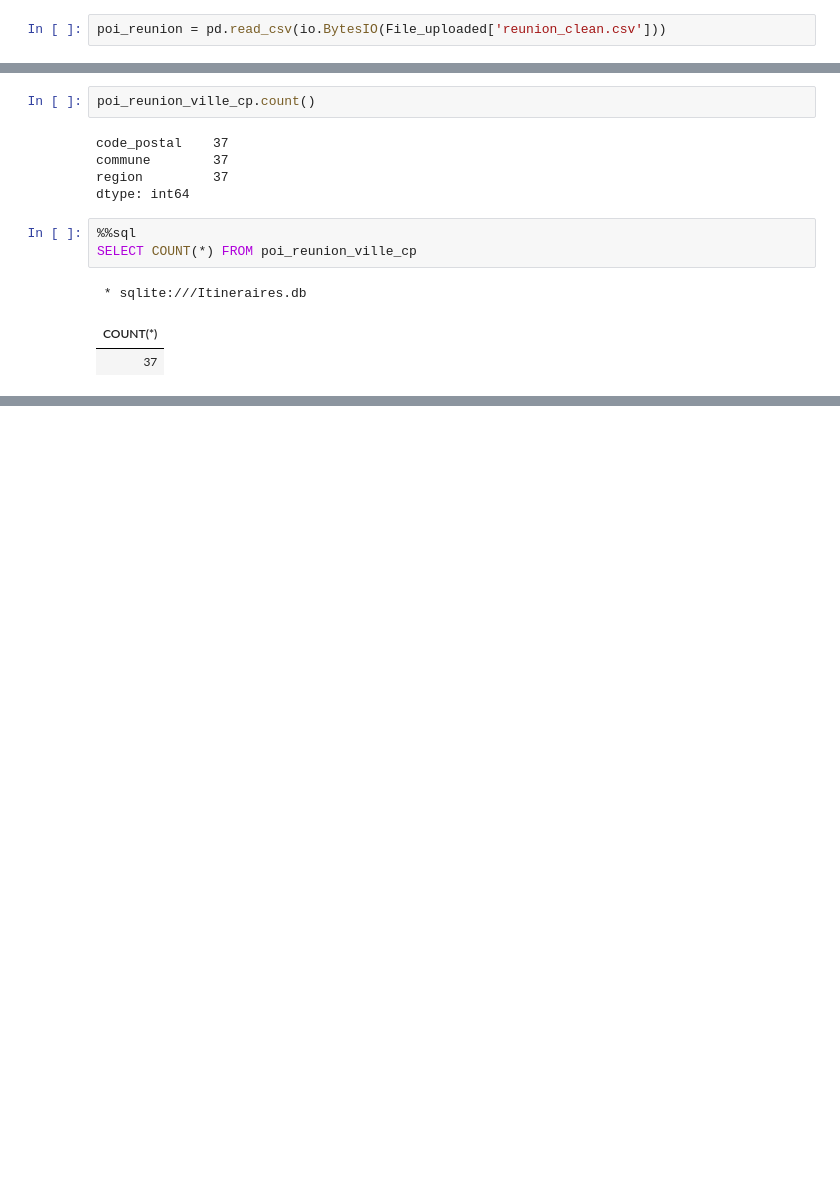
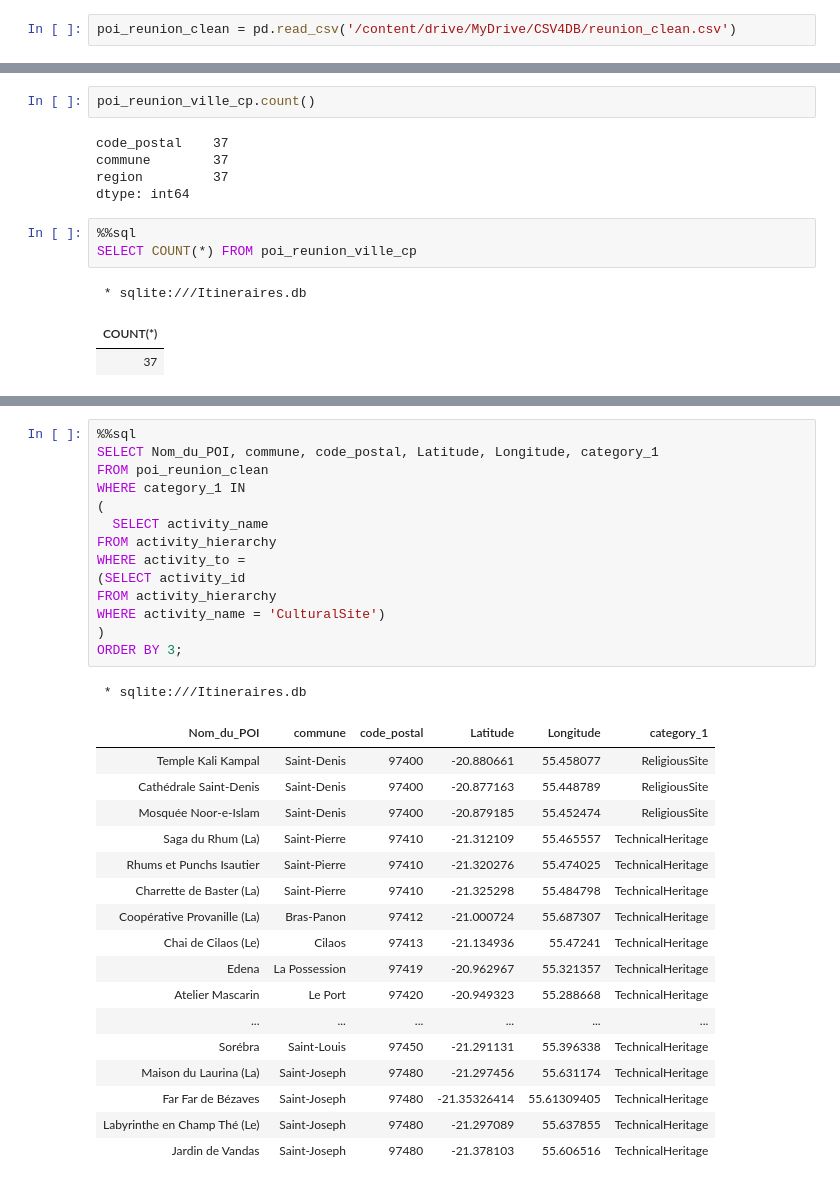
Before and after one commit to OlivierDataS/github_actions, a Jupyter notebook: Projet_Sql.ipynb, the cells around one changed output, grey strips where cells are left out. Drawn from its saved outputs; the diff is of its cells as text; blank space fills up the shorter version.

```diff
--- a/Projet_Sql.ipynb
+++ b/Projet_Sql.ipynb
@@ -209,3 +154,3 @@ Saving reunion_clean.csv to reunion_clean.csv
 # %%
-poi_reunion = pd.read_csv(io.BytesIO(File_uploaded['reunion_clean.csv']))
+poi_reunion_clean = pd.read_csv('/content/drive/MyDrive/CSV4DB/reunion_clean.csv')
 # %%
@@ -388,0 +508,33 @@ SELECT COUNT(*) FROM poi_reunion_ville_cp
+# %%
+%%sql
+SELECT Nom_du_POI, commune, code_postal, Latitude, Longitude, category_1
+FROM poi_reunion_clean
+WHERE category_1 IN
+(
+  SELECT activity_name
+FROM activity_hierarchy
+WHERE activity_to =
+(SELECT activity_id
+FROM activity_hierarchy
+WHERE activity_name = 'CulturalSite')
+)
+ORDER BY 3;
+# %% [output]
+ * sqlite:///Itineraires.db
+| Nom_du_POI | commune | code_postal | Latitude | Longitude | category_1 |
+| Temple Kali Kampal | Saint-Denis | 97400 | -20.880661 | 55.458077 | ReligiousSite |
+| Cathédrale Saint-Denis | Saint-Denis | 97400 | -20.877163 | 55.448789 | ReligiousSite |
+| Mosquée Noor-e-Islam | Saint-Denis | 97400 | -20.879185 | 55.452474 | ReligiousSite |
+| Saga du Rhum (La) | Saint-Pierre | 97410 | -21.312109 | 55.465557 | TechnicalHeritage |
+| Rhums et Punchs Isautier | Saint-Pierre | 97410 | -21.320276 | 55.474025 | TechnicalHeritage |
+| Charrette de Baster (La) | Saint-Pierre | 97410 | -21.325298 | 55.484798 | TechnicalHeritage |
+| Coopérative Provanille (La) | Bras-Panon | 97412 | -21.000724 | 55.687307 | TechnicalHeritage |
+| Chai de Cilaos (Le) | Cilaos | 97413 | -21.134936 | 55.47241 | TechnicalHeritage |
+| Edena | La Possession | 97419 | -20.962967 | 55.321357 | TechnicalHeritage |
+| Atelier Mascarin | Le Port | 97420 | -20.949323 | 55.288668 | TechnicalHeritage |
+| ... | ... | ... | ... | ... | ... |
+| Sorébra | Saint-Louis | 97450 | -21.291131 | 55.396338 | TechnicalHeritage |
+| Maison du Laurina (La) | Saint-Joseph | 97480 | -21.297456 | 55.631174 | TechnicalHeritage |
+| Far Far de Bézaves | Saint-Joseph | 97480 | -21.35326414 | 55.61309405 | TechnicalHeritage |
+| Labyrinthe en Champ Thé (Le) | Saint-Joseph | 97480 | -21.297089 | 55.637855 | TechnicalHeritage |
+| Jardin de Vandas | Saint-Joseph | 97480 | -21.378103 | 55.606516 | TechnicalHeritage |
```
Also changed, not shown: parts of 80 cells of this notebook.
